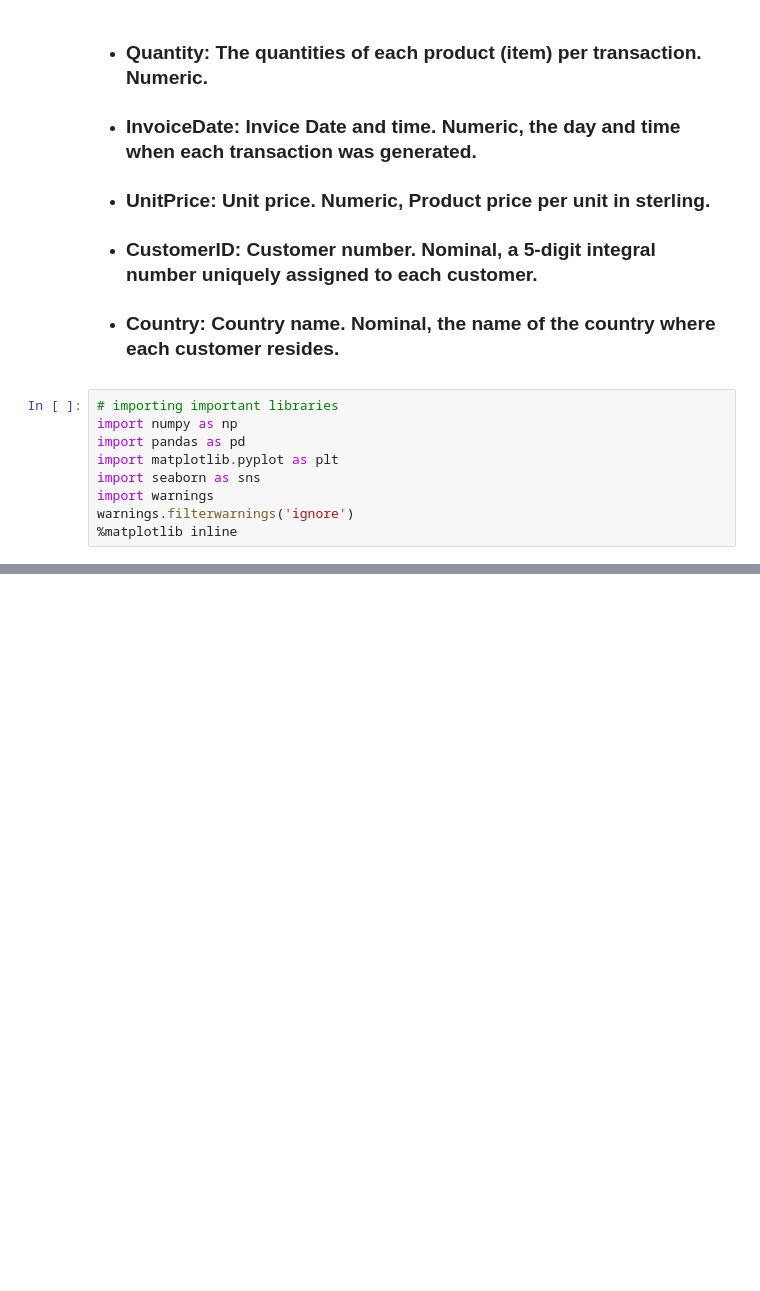
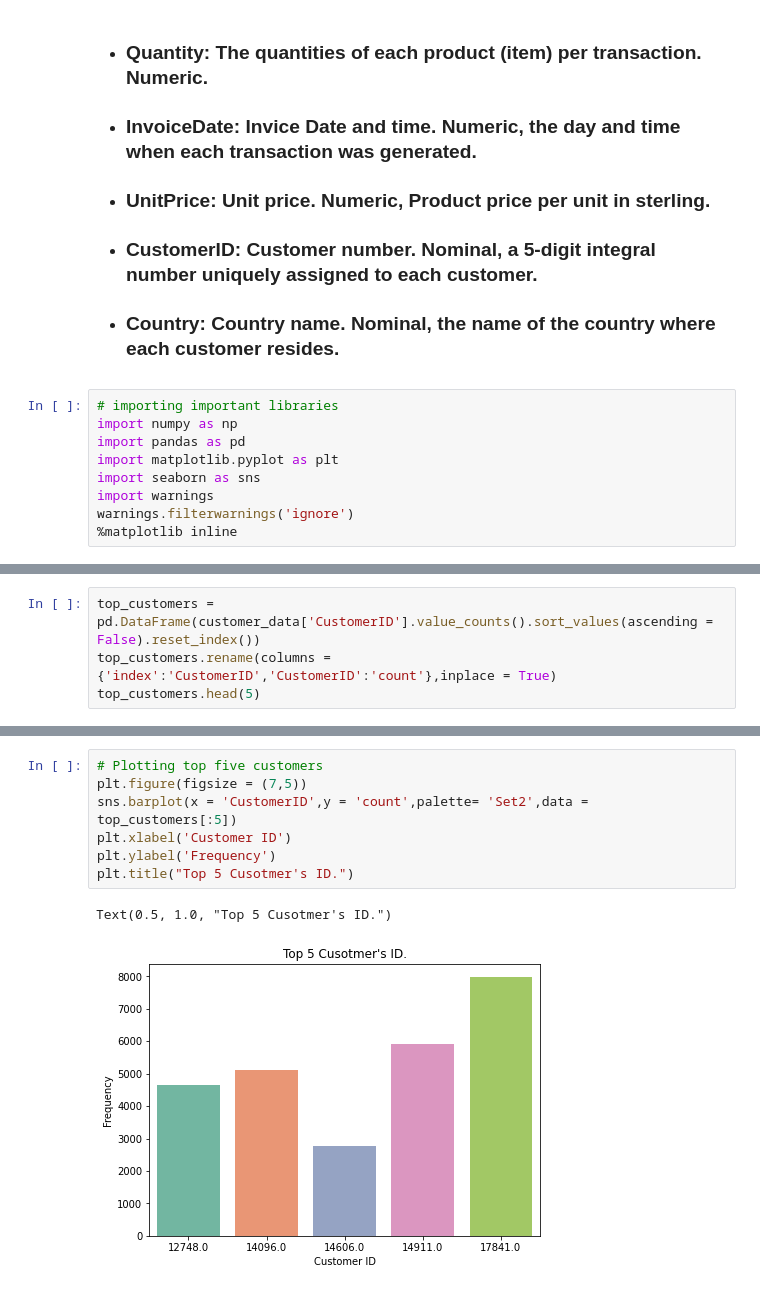
Before and after one commit to Sharath2021/Online-Retail-Customer-Segmentation, a Jupyter notebook: Online_Retail_Customer_Segmentation_Capstone_Project.ipynb, the cells around one changed output, grey strips where cells are left out. Cells and saved outputs as stored; diff of their text form; blank space fills up the shorter version.

```diff
--- a/Online_Retail_Customer_Segmentation_Capstone_Project.ipynb
+++ b/Online_Retail_Customer_Segmentation_Capstone_Project.ipynb
@@ -713,0 +191,4 @@ For n_clusters = 15 The average silhouette_score is : 0.25241443757776777
+# %%
+top_customers = pd.DataFrame(customer_data['CustomerID'].value_counts().sort_values(ascending = False).reset_index())
+top_customers.rename(columns = {'index':'CustomerID','CustomerID':'count'},inplace = True)
+top_customers.head(5)
@@ -713,0 +202,10 @@ For n_clusters = 15 The average silhouette_score is : 0.25241443757776777
+# %%
+# Plotting top five customers
+plt.figure(figsize = (7,5))
+sns.barplot(x = 'CustomerID',y = 'count',palette= 'Set2',data = top_customers[:5])
+plt.xlabel('Customer ID')
+plt.ylabel('Frequency')
+plt.title("Top 5 Cusotmer's ID.")
+# %% [output]
+Text(0.5, 1.0, "Top 5 Cusotmer's ID.")
+[figure, added]
```
Also changed, not shown: parts of 159 cells of this notebook.
